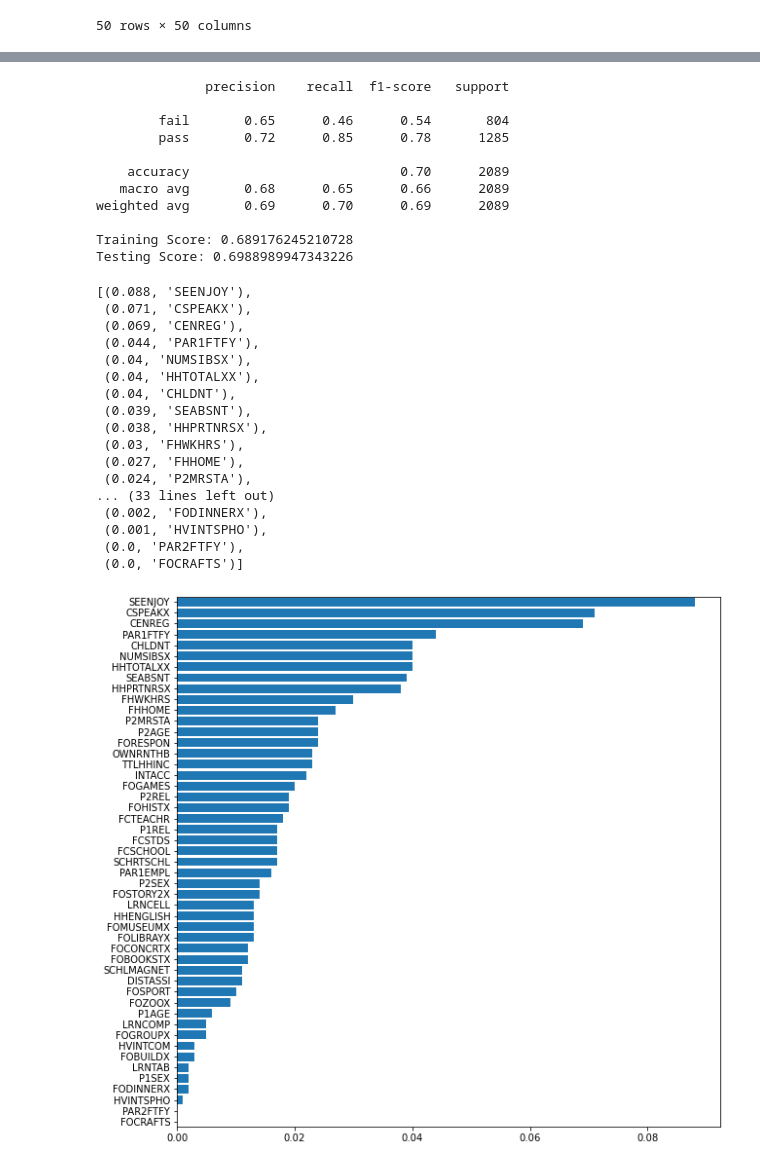
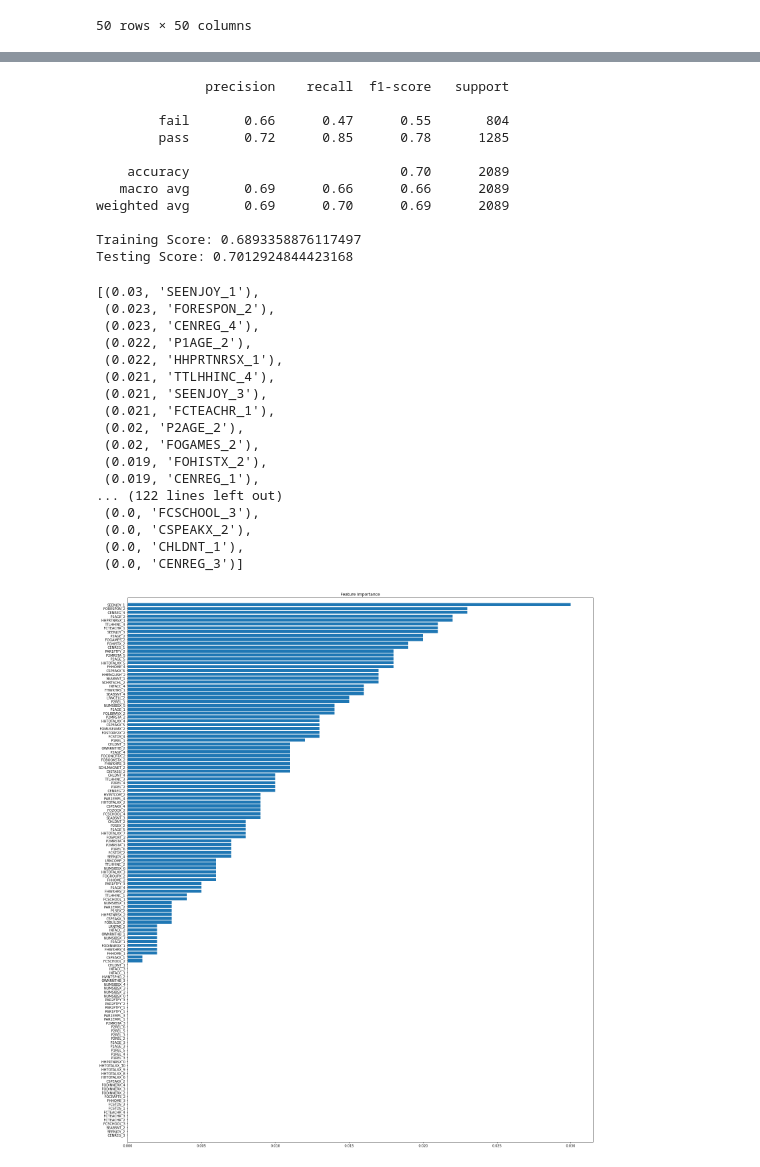
Before and after one commit to agmeadows/Student_Success_Analysis, a Jupyter notebook: Optimize/Bag_and_Boost_trials-Copy1.ipynb, the cells around one changed output, grey strips where cells are left out. Drawn from its saved outputs; the diff is of its cells as text; code cells hidden in the pictures.

```diff
--- a/Optimize/Bag_and_Boost_trials-Copy1.ipynb
+++ b/Optimize/Bag_and_Boost_trials-Copy1.ipynb
@@ -99,4 +105,5 @@ drop_binary_enc = OneHotEncoder(sparse=False, drop='if_binary')
 train_enc = drop_binary_enc.fit_transform(X_train)
 
 # convert back to dataframe
-X_train = pd.DataFrame(train_enc, columns=drop_binary_enc.get_feature_names_out())
+X_train = pd.DataFrame(train_enc, columns=drop_binary_enc.get_feature_names_out(input_features=X_train.columns))
+X_train
@@ -110,66 +189,67 @@ X_test = pd.DataFrame(test_enc, columns=drop_binary_enc.get_feature_names_out())
 # %%
 # prepare data
-X_train, X_test, y_train, y_test = train_test_split(X, y, random_state=1, stratify=y)
-scaler = StandardScaler().fit(X_train)
-X_train_scaled = scaler.transform(X_train)
-X_test_scaled = scaler.transform(X_test)
+#X_train, X_test, y_train, y_test = train_test_split(X, y, random_state=1, stratify=y)
+#scaler = StandardScaler().fit(X_train)
+#_train_scaled = scaler.transform(X_train)
+#X_test_scaled = scaler.transform(X_test)
 # %%
 # Adaptive Boosting Classifier
-clf = AdaBoostClassifier(random_state=1, n_estimators=1000, learning_rate=.1).fit(X_train_scaled, y_train)
-y_pred = clf.predict(X_test_scaled)
+clf = AdaBoostClassifier(random_state=1, n_estimators=1000, learning_rate=.1).fit(X_train, y_train)
+y_pred = clf.predict(X_test)
 print(classification_report(y_test, y_pred, target_names=target_names))
-print(f'Training Score: {clf.score(X_train_scaled, y_train)}')
-print(f'Testing Score: {clf.score(X_test_scaled, y_test)}')
+print(f'Training Score: {clf.score(X_train, y_train)}')
+print(f'Testing Score: {clf.score(X_test, y_test)}')
 # %% [output]
               precision    recall  f1-score   support
 
-        fail       0.65      0.46      0.54       804
+        fail       0.66      0.47      0.55       804
         pass       0.72      0.85      0.78      1285
 
     accuracy                           0.70      2089
-   macro avg       0.68      0.65      0.66      2089
+   macro avg       0.69      0.66      0.66      2089
 weighted avg       0.69      0.70      0.69      2089
 
-Training Score: 0.689176245210728
-Testing Score: 0.6988989947343226
+Training Score: 0.6893358876117497
+Testing Score: 0.7012924844423168
 # %%
 # create list of feature importance
-feature_data = sorted(zip(clf.feature_importances_, X.columns), reverse=True)
+feature_data = sorted(zip(clf.feature_importances_, X_train.columns), reverse=True)
 feature_data
 # %% [output]
-[(0.088, 'SEENJOY'),
- (0.071, 'CSPEAKX'),
- (0.069, 'CENREG'),
- (0.044, 'PAR1FTFY'),
- (0.04, 'NUMSIBSX'),
- (0.04, 'HHTOTALXX'),
- (0.04, 'CHLDNT'),
- (0.039, 'SEABSNT'),
- (0.038, 'HHPRTNRSX'),
- (0.03, 'FHWKHRS'),
- (0.027, 'FHHOME'),
- (0.024, 'P2MRSTA'),
-... (33 lines left out)
- (0.002, 'FODINNERX'),
- (0.001, 'HVINTSPHO'),
- (0.0, 'PAR2FTFY'),
- (0.0, 'FOCRAFTS')]
+[(0.03, 'SEENJOY_1'),
+ (0.023, 'FORESPON_2'),
+ (0.023, 'CENREG_4'),
+ (0.022, 'P1AGE_2'),
+ (0.022, 'HHPRTNRSX_1'),
+ (0.021, 'TTLHHINC_4'),
+ (0.021, 'SEENJOY_3'),
+ (0.021, 'FCTEACHR_1'),
+ (0.02, 'P2AGE_2'),
+ (0.02, 'FOGAMES_2'),
+ (0.019, 'FOHISTX_2'),
+ (0.019, 'CENREG_1'),
+... (122 lines left out)
+ (0.0, 'FCSCHOOL_3'),
+ (0.0, 'CSPEAKX_2'),
+ (0.0, 'CHLDNT_1'),
+ (0.0, 'CENREG_3')]
 # %%
 # display feature importance
-features = sorted(zip(X.columns, clf.feature_importances_), key = lambda x: x[1])
+features = sorted(zip(X_train.columns, clf.feature_importances_), key = lambda x: x[1])
 cols = [f[0] for f in features]
 width = [f[1] for f in features]
 
 fig, ax = plt.subplots()
 
-fig.set_size_inches(10,10)
-plt.margins(y=0.001)
+fig.set_size_inches(25,30)
+plt.margins(y=0.01)
 
 ax.barh(y=cols, width=width)
+ax.set_title('Feature Importance')
 
 plt.show()
 # %% [output]
-[figure, old version]
+[figure, new version]
 # %%
 # convert list to dataframe
 feature_data_df = pd.DataFrame(feature_data, columns=['value', 'feature'])
```
Also changed, not shown: parts of 16 cells of this notebook, 1 other file.
